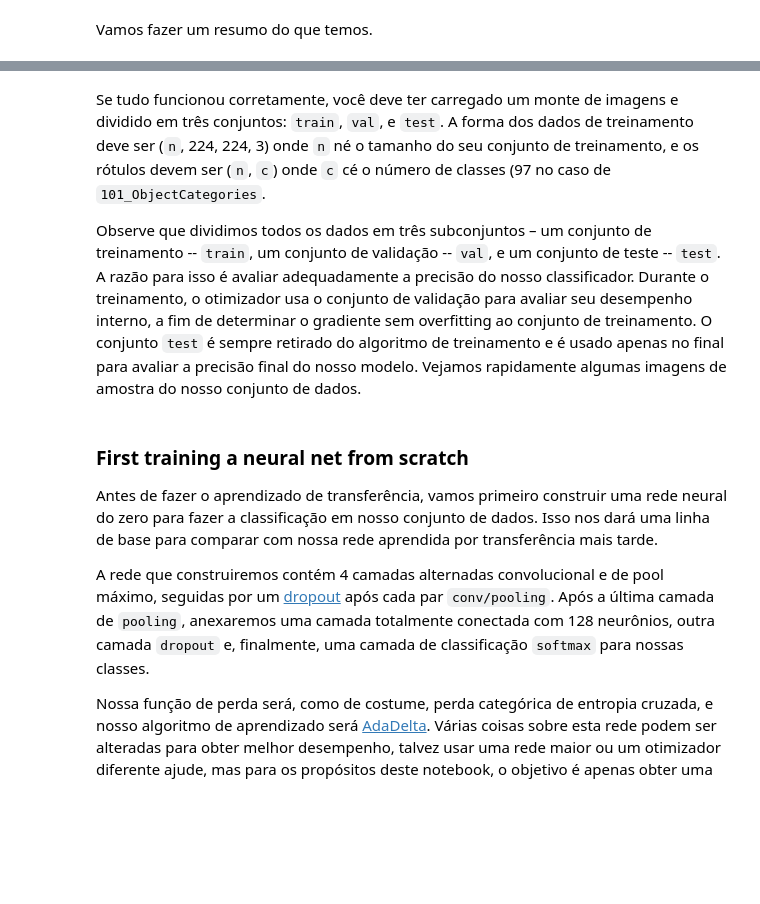
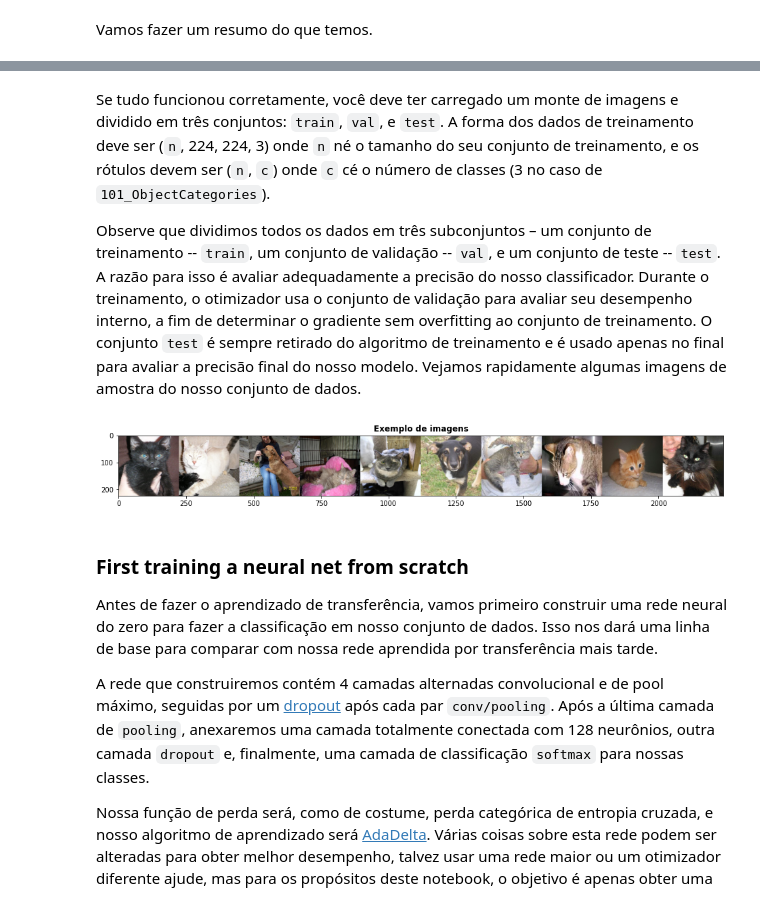
Before and after one commit to JulianoMata/dio-treinamento-de-redes-neurais, a Jupyter notebook: Cópia_de_transfer_learning.ipynb, the cells around one changed output, grey strips where cells are left out. Drawn from its saved outputs; the diff is of its cells as text; code cells hidden in the pictures; blank space fills up the shorter version.

```diff
--- a/Cópia_de_transfer_learning.ipynb
+++ b/Cópia_de_transfer_learning.ipynb
@@ -145,17 +154,19 @@ print("training labels shape: ", y_train.shape)
 # %% [markdown]
-Se tudo funcionou corretamente, você deve ter carregado um monte de imagens e dividido em três conjuntos: `train`, `val`, e `test`. A forma dos dados de treinamento deve ser (`n`, 224, 224, 3) onde `n` né o tamanho do seu conjunto de treinamento, e os rótulos devem ser (`n`, `c`) onde `c` cé o número de classes (97 no caso de `101_ObjectCategories`.
+Se tudo funcionou corretamente, você deve ter carregado um monte de imagens e dividido em três conjuntos: `train`, `val`, e `test`. A forma dos dados de treinamento deve ser (`n`, 224, 224, 3) onde `n` né o tamanho do seu conjunto de treinamento, e os rótulos devem ser (`n`, `c`) onde `c` cé o número de classes (3 no caso de `101_ObjectCategories`).
 
 Observe que dividimos todos os dados em três subconjuntos – um conjunto de treinamento -- `train`, um conjunto de validação -- `val`, e um conjunto de teste -- `test`. A razão para isso é avaliar adequadamente a precisão do nosso classificador. Durante o treinamento, o otimizador usa o conjunto de validação para avaliar seu desempenho interno, a fim de determinar o gradiente sem overfitting ao conjunto de treinamento. O conjunto `test` é sempre retirado do algoritmo de treinamento e é usado apenas no final para avaliar a precisão final do nosso modelo.
 Vejamos rapidamente algumas imagens de amostra do nosso conjunto de dados.
 # %%
 images = [os.path.join(dp, f) for dp, dn, filenames in os.walk('/content/101_ObjectCategories') for f in filenames if os.path.splitext(f)[1].lower() in ['.jpg','.png','.jpeg']]
-idx = [int(len(images) * random.random()) for i in range(8)]
+idx = [int(len(images) * random.random()) for i in range(10)]
 imgs = [keras.utils.load_img(images[i], target_size=(224, 224)) for i in idx]
 concat_image = np.concatenate([np.asarray(img) for img in imgs], axis=1)
 plt.figure(figsize=(16,4))
 plt.title('Exemplo de imagens', fontweight ="bold")
 plt.imshow(concat_image)
 plt.show()
+# %% [output]
+[figure, added]
 # %% [markdown]
 ### First training a neural net from scratch
 
```
Also changed, not shown: parts of 16 cells of this notebook.
